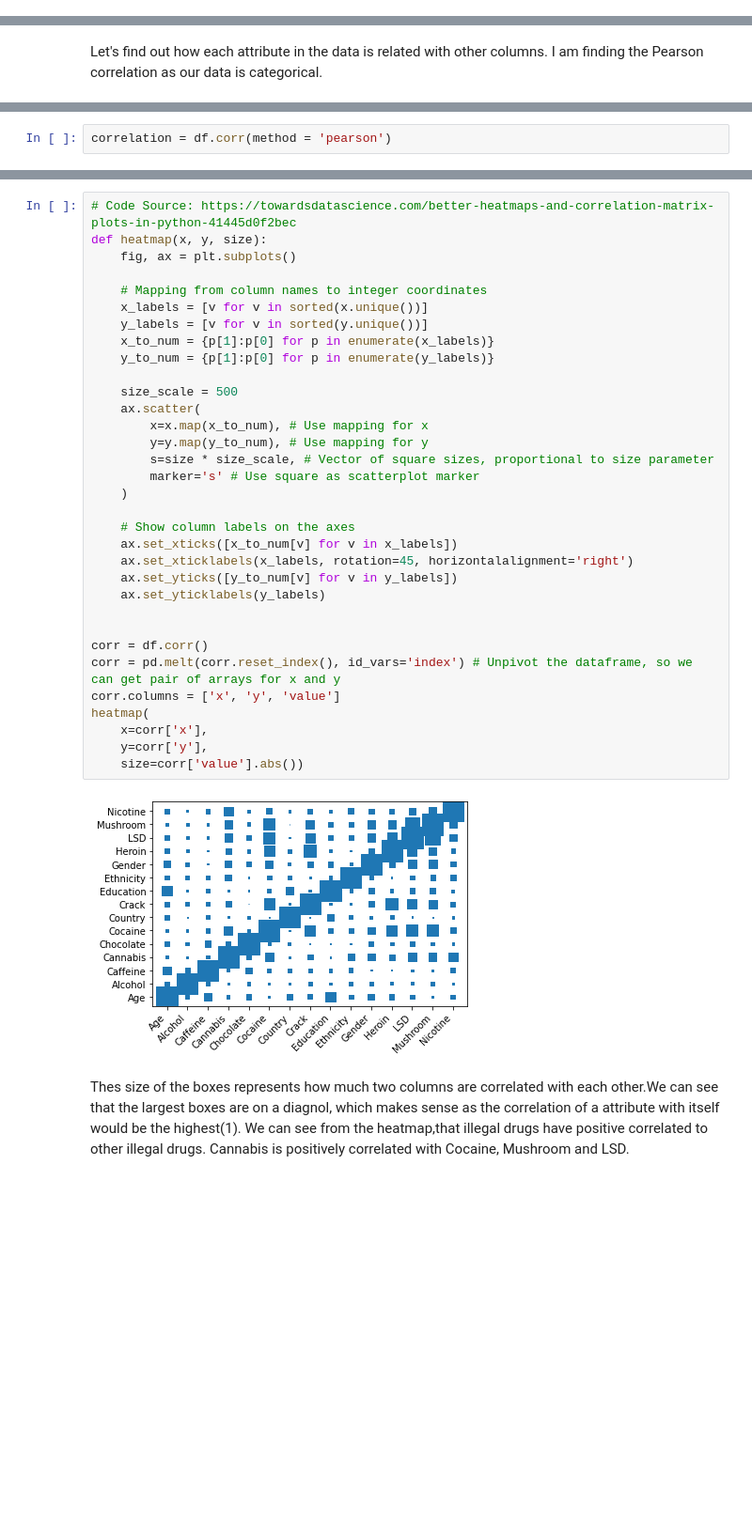
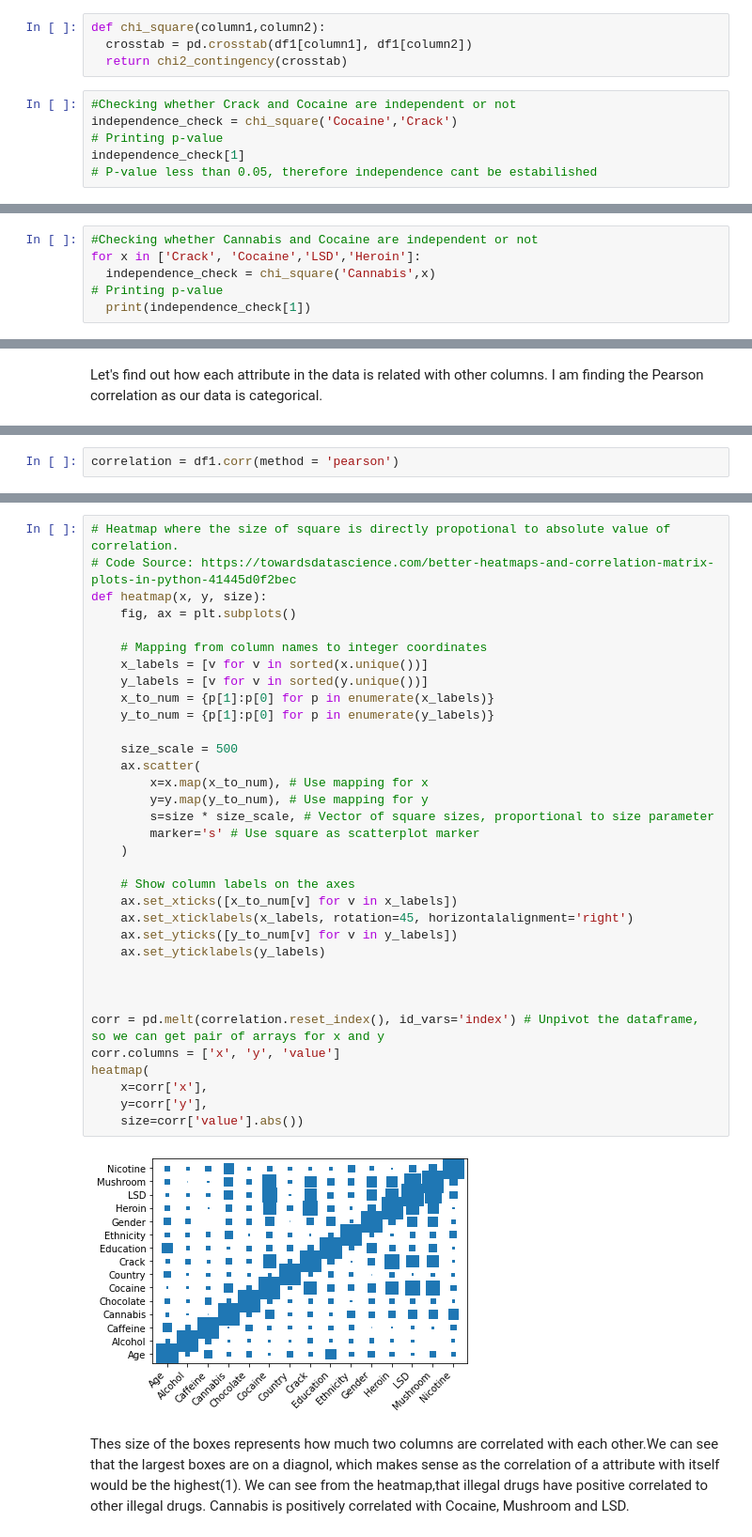
Before and after one commit to akshat3196/final_project_2020Sp, a Jupyter notebook: Final_Project_PR.ipynb, the cells around one changed output, grey strips where cells are left out. Shown at 94% size. Saved outputs shown, nothing was run; the diff lists cells and outputs as text; blank space fills up the shorter version.

```diff
--- a/Final_Project_PR.ipynb
+++ b/Final_Project_PR.ipynb
@@ -265,0 +409,10 @@ Do people using Cannabis result in using hard drugs like Cocaine, LSD, Ecstasy.
+# %%
+def chi_square(column1,column2):
+  crosstab = pd.crosstab(df1[column1], df1[column2])
+  return chi2_contingency(crosstab)
+# %%
+#Checking whether Crack and Cocaine are independent or not
+independence_check = chi_square('Cocaine','Crack')
+# Printing p-value
+independence_check[1]
+# P-value less than 0.05, therefore independence cant be estabilished
@@ -265,0 +421,6 @@ Do people using Cannabis result in using hard drugs like Cocaine, LSD, Ecstasy.
+# %%
+#Checking whether Cannabis and Cocaine are independent or not
+for x in ['Crack', 'Cocaine','LSD','Heroin']:
+  independence_check = chi_square('Cannabis',x)
+# Printing p-value
+  print(independence_check[1])
@@ -286,2 +436,2 @@ df['Nicotine1'] = df['Nicotine'].astype('category').cat.codes
 # %%
-correlation = df.corr(method = 'pearson')
+correlation = df1.corr(method = 'pearson')
@@ -333,37 +484,38 @@ ax.set_xticklabels(
 # %%
+# Heatmap where the size of square is directly propotional to absolute value of correlation.
 # Code Source: https://towardsdatascience.com/better-heatmaps-and-correlation-matrix-plots-in-python-41445d0f2bec
 def heatmap(x, y, size):
     fig, ax = plt.subplots()
 
     # Mapping from column names to integer coordinates
     x_labels = [v for v in sorted(x.unique())]
     y_labels = [v for v in sorted(y.unique())]
     x_to_num = {p[1]:p[0] for p in enumerate(x_labels)}
     y_to_num = {p[1]:p[0] for p in enumerate(y_labels)}
 
     size_scale = 500
     ax.scatter(
         x=x.map(x_to_num), # Use mapping for x
         y=y.map(y_to_num), # Use mapping for y
         s=size * size_scale, # Vector of square sizes, proportional to size parameter
         marker='s' # Use square as scatterplot marker
     )
 
     # Show column labels on the axes
     ax.set_xticks([x_to_num[v] for v in x_labels])
     ax.set_xticklabels(x_labels, rotation=45, horizontalalignment='right')
     ax.set_yticks([y_to_num[v] for v in y_labels])
     ax.set_yticklabels(y_labels)
 
 
-corr = df.corr()
-corr = pd.melt(corr.reset_index(), id_vars='index') # Unpivot the dataframe, so we can get pair of arrays for x and y
+
+corr = pd.melt(correlation.reset_index(), id_vars='index') # Unpivot the dataframe, so we can get pair of arrays for x and y
 corr.columns = ['x', 'y', 'value']
 heatmap(
     x=corr['x'],
     y=corr['y'],
     size=corr['value'].abs())
 # %% [output]
-[figure, old version]
+[figure, new version]
 # %% [markdown]
 Thes size of the boxes represents how much two columns are correlated with each other.We can see that the largest boxes are on a diagnol, which makes sense as the correlation of a attribute with itself would be the highest(1). We can see from the heatmap,that illegal drugs have positive correlated to other illegal drugs. Cannabis is positively correlated with Cocaine, Mushroom and LSD.
```
Also changed, not shown: parts of 90 cells of this notebook.
